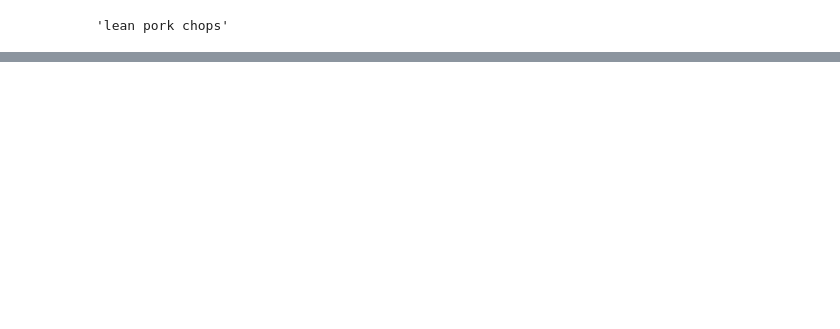
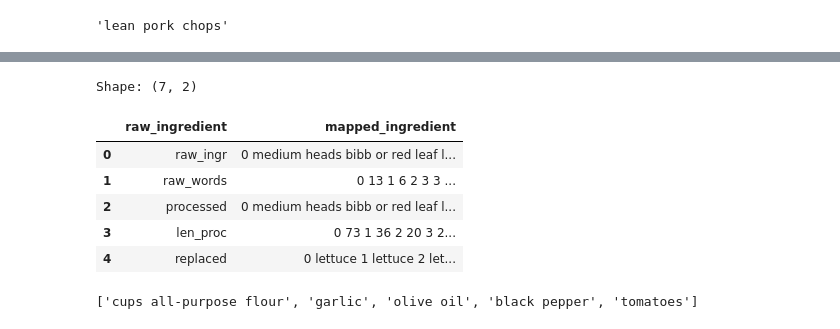
Before and after one commit to Mangetamain/mangetamain, a Jupyter notebook: preprocessing/prepro.ipynb, the cells around one changed output, grey strips where cells are left out. Drawn from its saved outputs; the diff is of its cells as text; code cells hidden in the pictures; blank space fills up the shorter version.

```diff
--- a/preprocessing/prepro.ipynb
+++ b/preprocessing/prepro.ipynb
@@ -182,0 +193,23 @@ TypeError: 'numpy.ndarray' object is not callable
+# %%
+import pickle
+import pandas as pd
+
+# Charger le fichier pickle depuis le bon chemin
+pkl_path = os.path.join(dataset_path, 'ingr_map.pkl')
+with open(pkl_path, 'rb') as f:
+    ingr_map = pickle.load(f)
+
+# Transformer en DataFrame
+ingr_map_df = pd.DataFrame(list(ingr_map.items()), columns=['raw_ingredient', 'mapped_ingredient'])
+
+# Afficher le résultat
+print(f"Shape: {ingr_map_df.shape}")
+ingr_map_df.head()
+# %% [output]
+Shape: (7, 2)
+|  | raw_ingredient | mapped_ingredient |
+| 0 | raw_ingr | 0 medium heads bibb or red leaf l... |
+| 1 | raw_words | 0 13 1 6 2 3 3 ... |
+| 2 | processed | 0 medium heads bibb or red leaf l... |
+| 3 | len_proc | 0 73 1 36 2 20 3 2... |
+| 4 | replaced | 0 lettuce 1 lettuce 2 let... |
@@ -182,0 +220,6 @@ TypeError: 'numpy.ndarray' object is not callable
+# %%
+raw_ingredients = ["2 Cups All-Purpose Flour", "Fresh Garlic", "Olive Oil", "Ground black pepper", "Diced Tomatoes"]
+cleaned = [preproc.normalize_ingredient(x) for x in raw_ingredients]
+cleaned
+# %% [output]
+['cups all-purpose flour', 'garlic', 'olive oil', 'black pepper', 'tomatoes']
```
Also changed, not shown: parts of 14 cells of this notebook.
